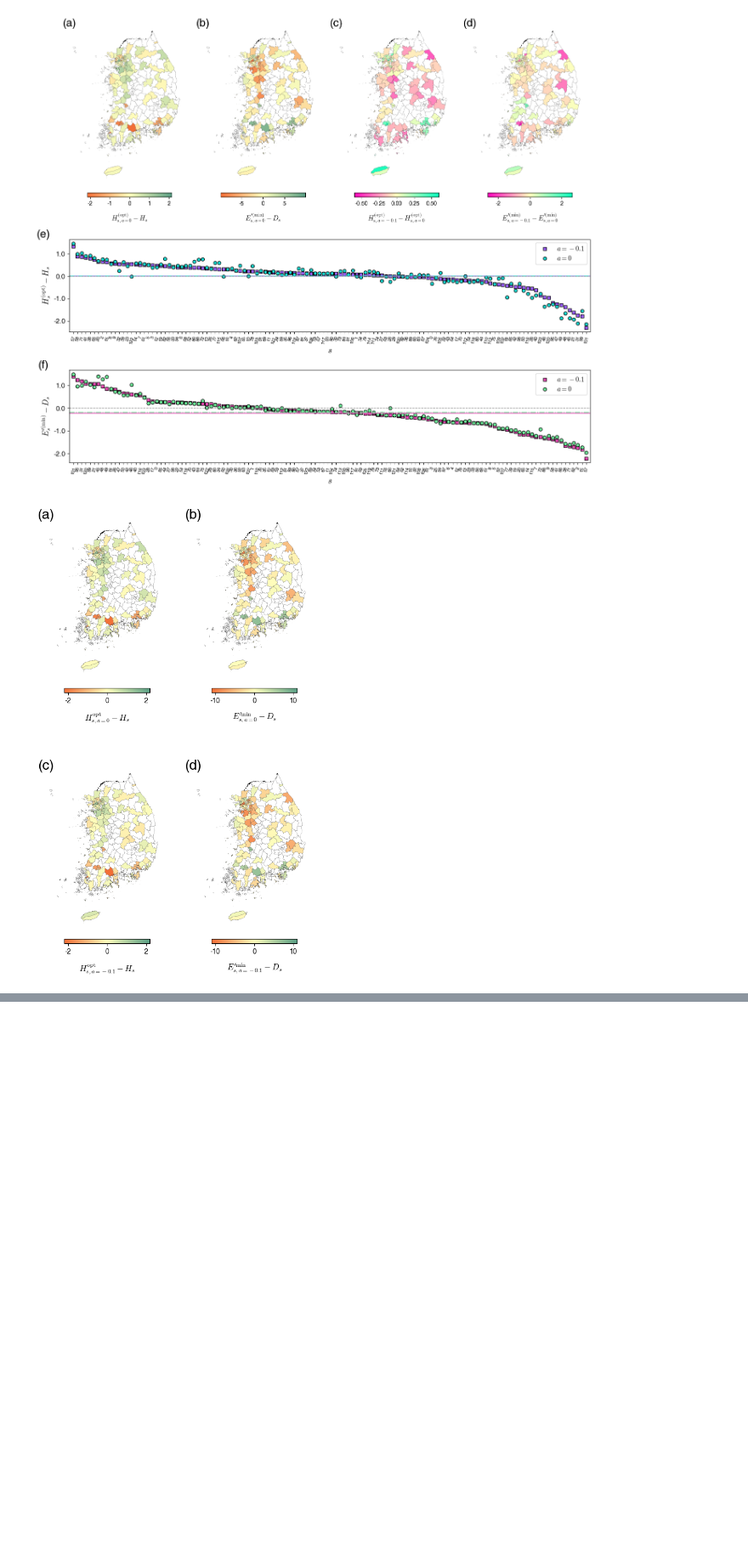
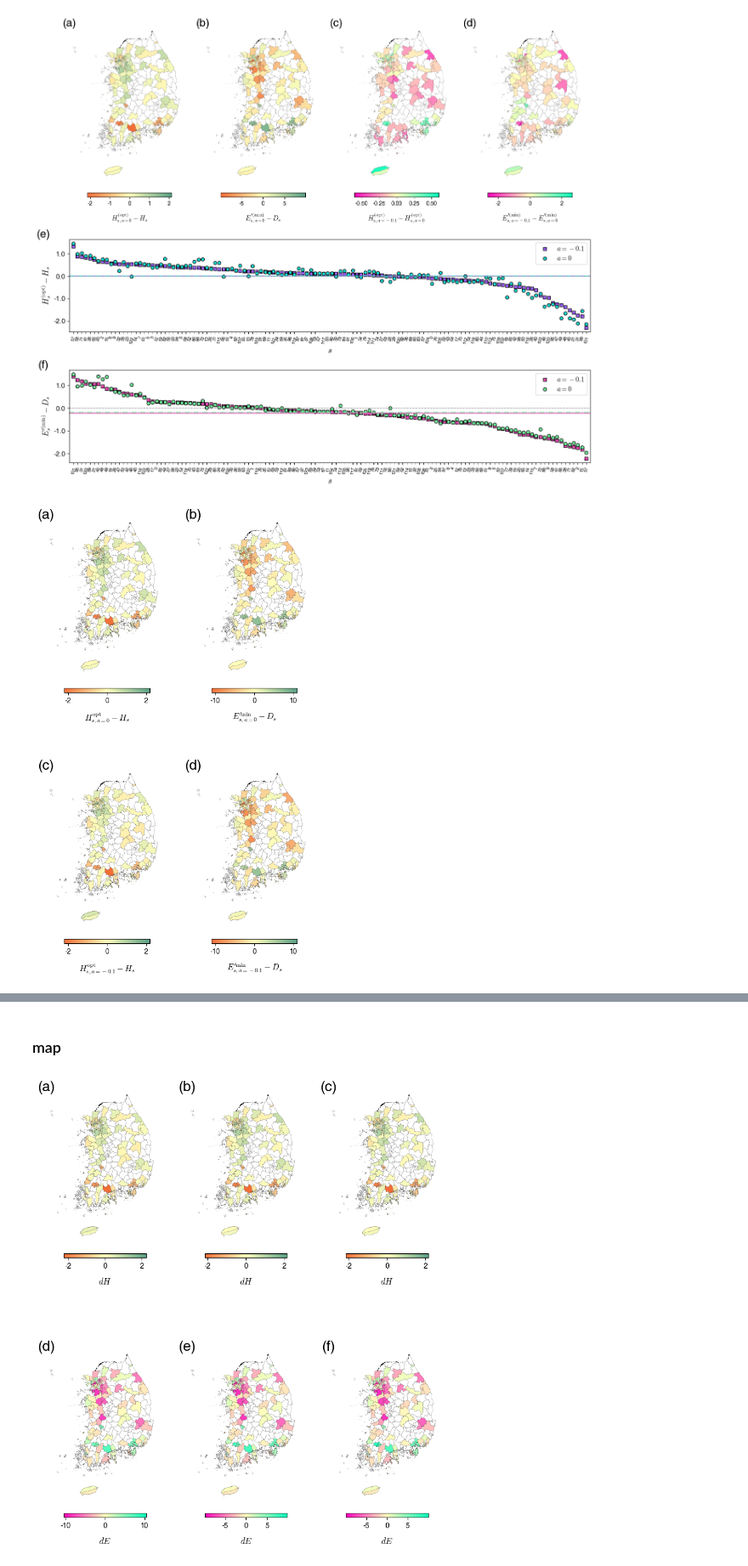
Before and after one commit to kwyosu7/Tuberculosis_hospital_optimization, a Jupyter notebook: article_figure.ipynb, the cells around one changed output, grey strips where cells are left out. Shown at 85% size. Saved outputs shown, nothing was run; the diff lists cells and outputs as text; code cells hidden in the pictures; blank space fills up the shorter version.

Commit message:
check minus a, plus a

```diff
--- a/article_figure.ipynb
+++ b/article_figure.ipynb
@@ -1239,0 +1263,10 @@ for i, (col, cmap, label, title) in enumerate(zip(map_columns, cmap_list, labels
+# %%
+# geopandas 맵 데이터 불러오기
+plt.rcParams['axes.unicode_minus'] = False # 마이너스 부호 깨짐 현상
+# plt.rcParams['font.family'] = 'NamuBaraunGothic' # 한글폰트 전역 설정
+path = '/home/users/YongsungKwon/workplace/Yongpyter/dataset/tuberculosis/data/'
+kr_sgg = gpd.read_file(path+'korea_map/korea_sigungu/',encoding='cp949')
+# kr_sido = kr_sido.drop(7)
+kr_sgg = kr_sgg.reset_index()
+# %%
+sido_cd=pd.read_csv(path+'korea_map/sido_code.csv')
@@ -1239,0 +1339,10 @@ for i, (col, cmap, label, title) in enumerate(zip(map_columns, cmap_list, labels
+# %% [markdown]
+### map
+# %%
+# geopandas 맵 데이터 불러오기
+plt.rcParams['axes.unicode_minus'] = False # 마이너스 부호 깨짐 현상
+# plt.rcParams['font.family'] = 'NamuBaraunGothic' # 한글폰트 전역 설정
+map_path='/home/users/YongsungKwon/workplace/Yongpyter/dataset/tuberculosis/data/'
+kr_sgg = gpd.read_file(map_path+'korea_map/korea_sigungu/',encoding='cp949')
+# kr_sido = kr_sido.drop(7)
+kr_sgg = kr_sgg.reset_index()
@@ -1239,0 +1416,42 @@ for i, (col, cmap, label, title) in enumerate(zip(map_columns, cmap_list, labels
+# %%
+fig = plt.figure(figsize=[10,12])
+gs = GridSpec(2, 3, figure=fig, height_ratios=[1, 1])
+
+title_pos = [-0., 1.]
+title_size = 20
+
+colors_0 = ['#FFFFFF']
+cmap_0 = LinearSegmentedColormap.from_list('zero_cmap', colors_0, gamma=1)
+norm_0 = mpl.colors.Normalize(vmin=0, vmax=0.1)
+
+color_map1 = ['#F26E36', '#FFFEBD', '#5A9F84']
+cmap_1 = LinearSegmentedColormap.from_list('my_cmap1', color_map1, gamma=1)
+
+color_map2 = ['#FF04BD', '#FFFEBD', '#09FEBD']
+cmap_2 = LinearSegmentedColormap.from_list('my_cmap2', color_map2, gamma=1)
+
+map_columns = ['h_005_', 'h_0', 'h_005', 'E_005_', 'E_0', 'E_005']
+cmap_list = [cmap_1, cmap_1, cmap_1, cmap_2, cmap_2, cmap_2]
+labels = [
+    r'$dH$',
+    r'$dH$',
+    r'$dH$',
+    r'$dE$',
+	r'$dE$',
+    r'$dE$'
+]
+titles = ['(a)', '(b)', '(c)', '(d)', '(e)', '(f)']
+
+for i, (col, cmap, label, title) in enumerate(zip(map_columns, cmap_list, labels, titles)):
+	ax = fig.add_subplot(gs[i//3, i%3])
+	norm = Normalize(vmin=-max(np.abs(kr_sgg[col])), vmax=max(np.abs(kr_sgg[col])))
+	kr_sgg[kr_sgg[col] != 0].plot(column=col, ax=ax, cmap=cmap, ec='k', norm=norm, legend=False,
+	                             vmin=-max(np.abs(kr_sgg[col])), vmax=max(np.abs(kr_sgg[col])), alpha=1, linewidth=0.1)
+	kr_sgg[kr_sgg[col].isna()].plot(column=col, ax=ax, ec='k', color='#FFFFFF', alpha=1, linewidth=0.1)
+	ax.set_xlim(0.73e6, 1.23e6)
+	ax.axis(False)
+	cbar = fig.colorbar(plt.cm.ScalarMappable(cmap=cmap, norm=norm), ax=ax, orientation='horizontal', fraction=0.046, pad=0.04, shrink=0.7)
+	cbar.set_label(label, labelpad=10, fontsize=12)
+	ax.text(title_pos[0], title_pos[1], title, fontsize=title_size, ha='center', va='center', transform=ax.transAxes)
+# %% [output]
+[figure, added]
```
Also changed, not shown: parts of 9 cells of this notebook.
